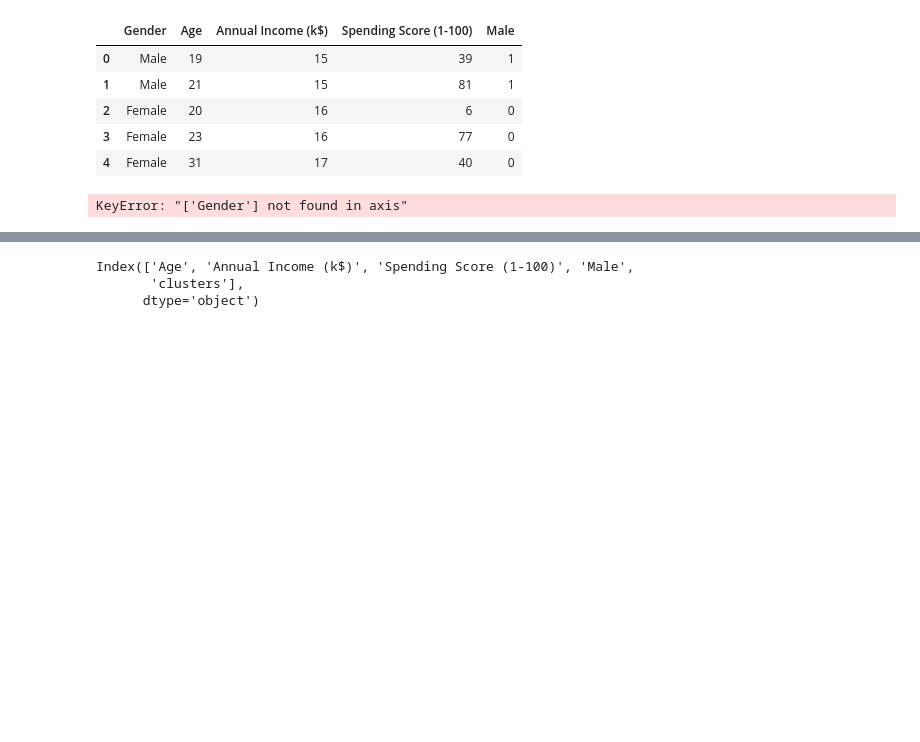
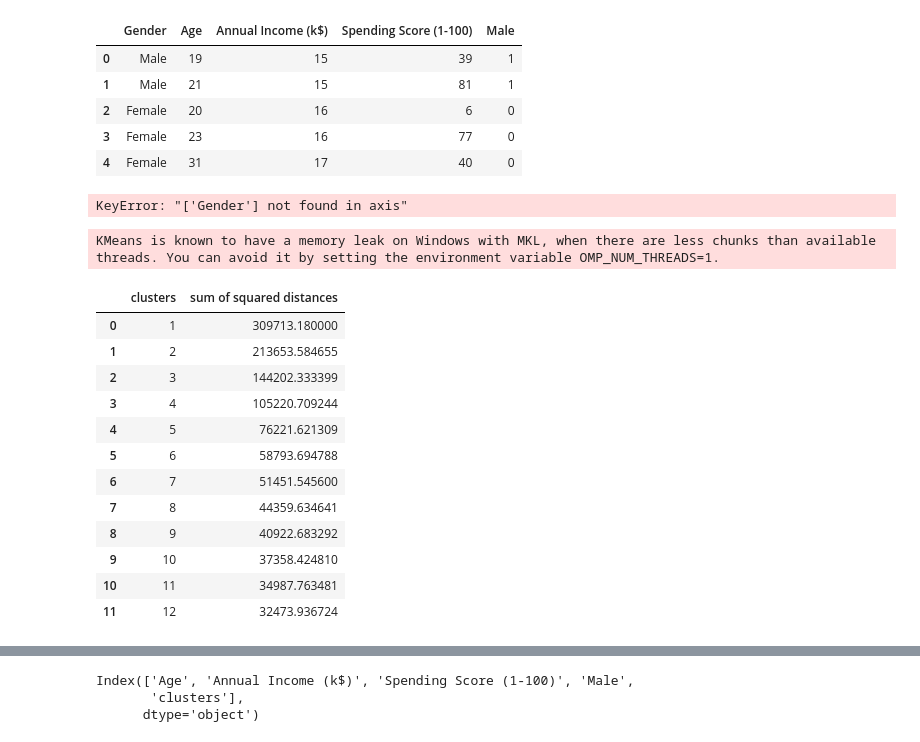
Before and after one commit to idhaya-r/customer_segmentation, a Jupyter notebook: Customer Segmentation - KMeans.ipynb, the cells around one changed output, grey strips where cells are left out. Saved outputs shown, nothing was run; the diff lists cells and outputs as text; code cells hidden in the pictures; blank space fills up the shorter version.

Commit message:
Adding elbow method for optimal clusters

```diff
--- a/Customer Segmentation - KMeans.ipynb
+++ b/Customer Segmentation - KMeans.ipynb
@@ -85,3 +85,34 @@ mall_df.head()
 mall_df.drop('Gender',axis=1,inplace=True)
 # %% [output]
 KeyError: "['Gender'] not found in axis"
+# %%
+def try_different_clusters(K, data):
+
+    cluster_values = list(range(1, K+1))
+    inertias=[]
+
+    for c in cluster_values:
+        model = KMeans(n_clusters = c,init='k-means++',max_iter=400,random_state=42)
+        model.fit(data)
+        inertias.append(model.inertia_)
+
+    return inertias
+# %%
+outputs = try_different_clusters(12, mall_df)
+distances = pd.DataFrame({"clusters": list(range(1, 13)),"sum of squared distances": outputs})
+distances
+# %% [output]
+KMeans is known to have a memory leak on Windows with MKL, when there are less chunks than available threads. You can avoid it by setting the environment variable OMP_NUM_THREADS=1.
+|  | clusters | sum of squared distances |
+| 0 | 1 | 309713.180000 |
+| 1 | 2 | 213653.584655 |
+| 2 | 3 | 144202.333399 |
+| 3 | 4 | 105220.709244 |
+| 4 | 5 | 76221.621309 |
+| 5 | 6 | 58793.694788 |
+| 6 | 7 | 51451.545600 |
+| 7 | 8 | 44359.634641 |
+| 8 | 9 | 40922.683292 |
+| 9 | 10 | 37358.424810 |
+| 10 | 11 | 34987.763481 |
+| 11 | 12 | 32473.936724 |
```
Also changed, not shown: parts of 7 cells of this notebook, 1 other file.
